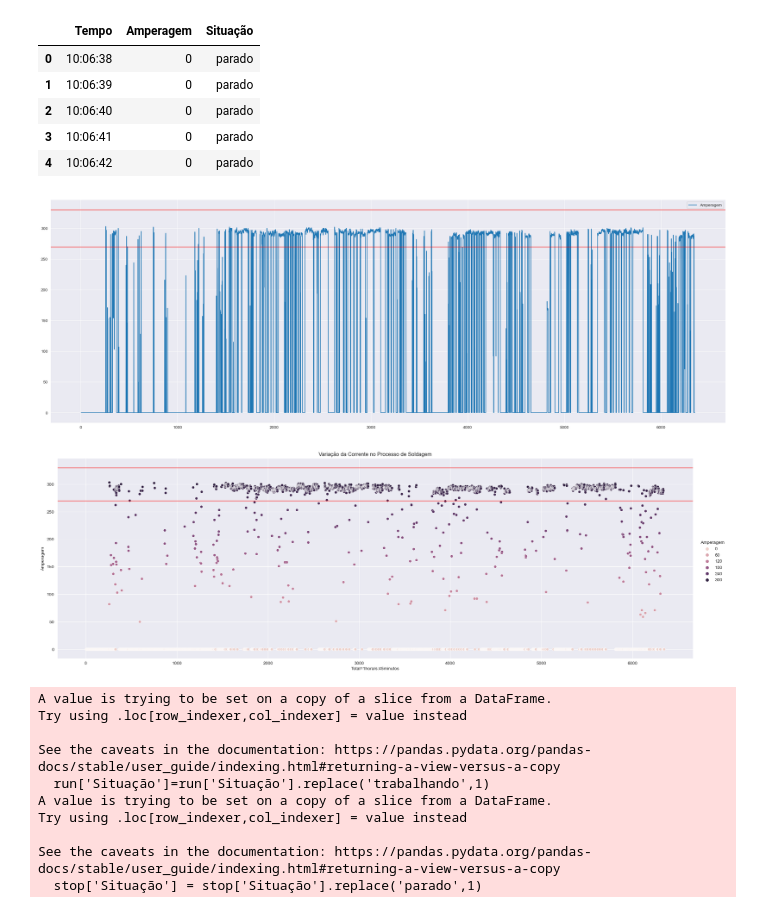
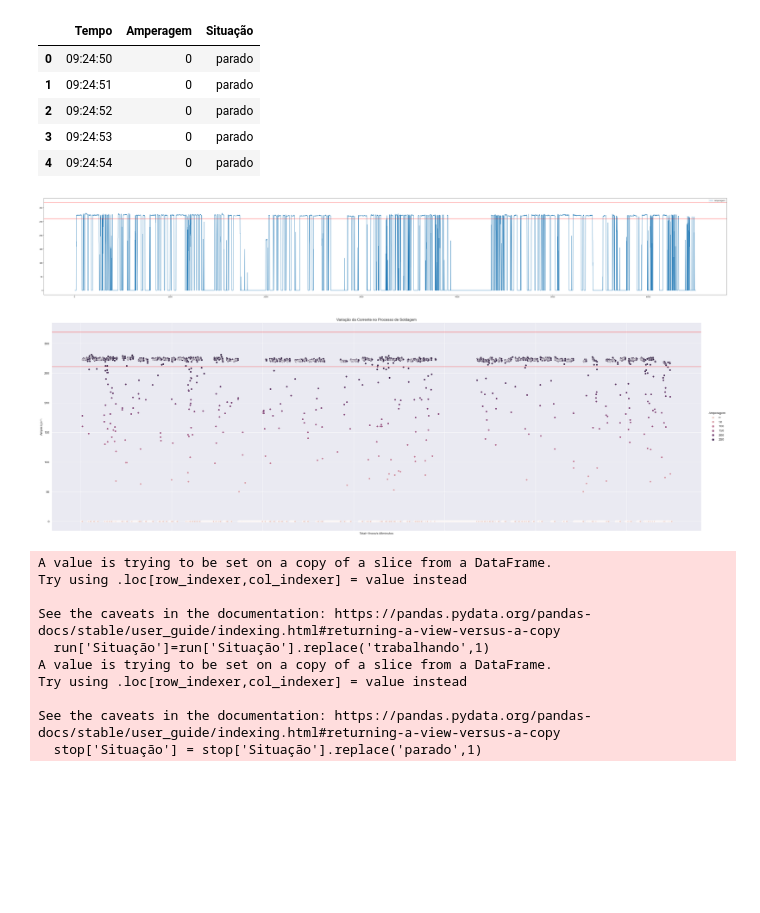
Before and after one commit to Pedrohprado/teste_frame_prometeus, a Jupyter notebook: dfFrame.ipynb, the cells around one changed output. Cells and saved outputs as stored; diff of their text form; code cells hidden in the pictures; blank space fills up the shorter version.

```diff
--- a/dfFrame.ipynb
+++ b/dfFrame.ipynb
@@ -4,16 +4,16 @@ import matplotlib.pyplot as plt
 import numpy as np
 import seaborn as sns
 # %%
-df = pd.read_excel('teste_frame.xls')
+df = pd.read_excel('TESTE_FRAME_SOLDAGEM_ETAPA_002_J.xls')
 # %%
 df.head()
 # %% [output]
 |  | Tempo | Amperagem | Situação |
-| 0 | 10:06:38 | 0 | parado |
-| 1 | 10:06:39 | 0 | parado |
-| 2 | 10:06:40 | 0 | parado |
-| 3 | 10:06:41 | 0 | parado |
-| 4 | 10:06:42 | 0 | parado |
+| 0 | 09:24:50 | 0 | parado |
+| 1 | 09:24:51 | 0 | parado |
+| 2 | 09:24:52 | 0 | parado |
+| 3 | 09:24:53 | 0 | parado |
+| 4 | 09:24:54 | 0 | parado |
 # %%
 df = df.drop([0,1,2,3])
 # %%
@@ -44,25 +44,27 @@ linhamax = arc + porc
 linhamin = arc - porc
 # %%
 #Plotando gráficos de linha
-df.plot(figsize=(30,10))
+df.plot(figsize=(70,10))
 plt.axhline(linhamax,0,1, color = 'r', **{'lw':1})
 plt.axhline(linhamin,0,1, color = 'r', **{'lw':1})
 plt.show()
 # %% [output]
-[figure, old version]
+[figure, new version]
 # %%
 #Plotando gráficos de disperção
 sns.set_style('darkgrid')
-sns.relplot(data=dff, x='index', y='Amperagem', aspect = 3, height = 7, hue='Amperagem')
+sns.relplot(data=dff, x='index', y='Amperagem', aspect = 3, height = 10, hue='Amperagem')
 
 plt.title('Variação da Corrente no Processo de Soldagem')
 plt.xlabel(total)
 
 plt.axhline(linhamax,0,1, color = 'r', **{'lw':1})
 plt.axhline(linhamin,0,1, color = 'r', **{'lw':1})
+plt.tick_params(labelbottom = False)
+
 plt.show()
 # %% [output]
-[figure, old version]
+[figure, new version]
 # %%
 run = df.loc[df['Situação'] == 'trabalhando']
 stop= df.loc[df['Situação'] == 'parado']
```
Also changed, not shown: parts of 1 cell of this notebook, 9 other files.
